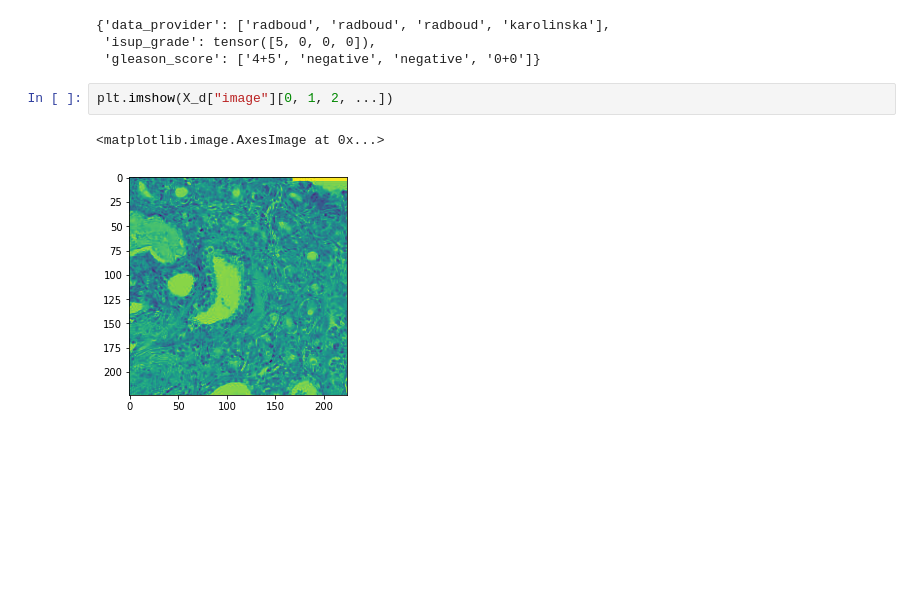
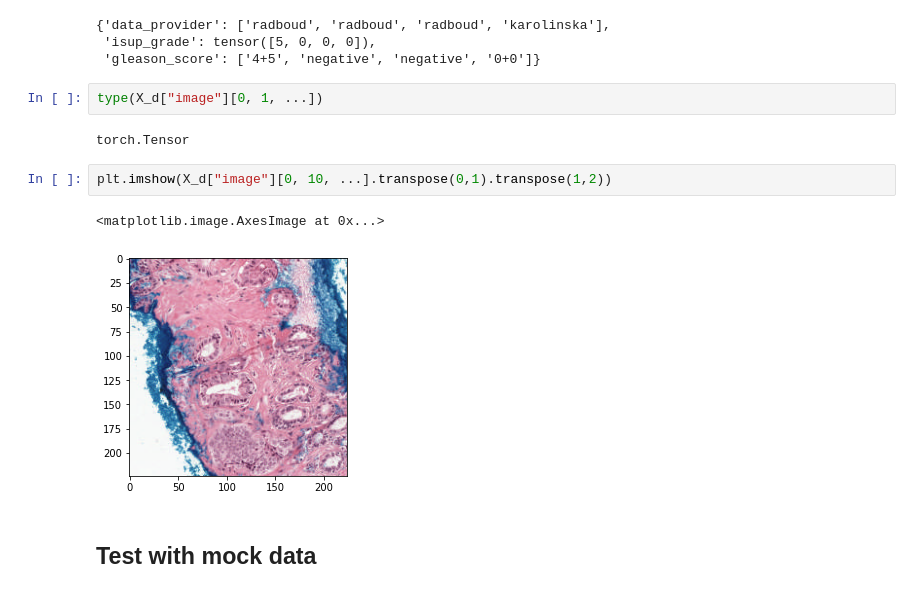
Before and after one commit to microsoft/hi-ml, a Jupyter notebook: hi-ml-histopathology/src/test_dataloaders.ipynb, the cells around one changed output. Cells and saved outputs as stored; diff of their text form; blank space fills up the shorter version.

```diff
--- a/hi-ml-histopathology/src/test_dataloaders.ipynb
+++ b/hi-ml-histopathology/src/test_dataloaders.ipynb
@@ -125,8 +125,14 @@ X_d["metadata"]
 {'data_provider': ['radboud', 'radboud', 'radboud', 'karolinska'],
  'isup_grade': tensor([5, 0, 0, 0]),
  'gleason_score': ['4+5', 'negative', 'negative', '0+0']}
+# %%
+type(X_d["image"][0, 1, ...])
+# %% [output]
+torch.Tensor
 # %%
-plt.imshow(X_d["image"][0, 1, 2, ...])
+plt.imshow(X_d["image"][0, 10, ...].transpose(0,1).transpose(1,2))
 # %% [output]
 <matplotlib.image.AxesImage at 0x...>
-[figure, old version]
+[figure, new version]
+# %% [markdown]
+## Test with mock data
```
Also changed, not shown: parts of 10 cells of this notebook, 31 other files.
